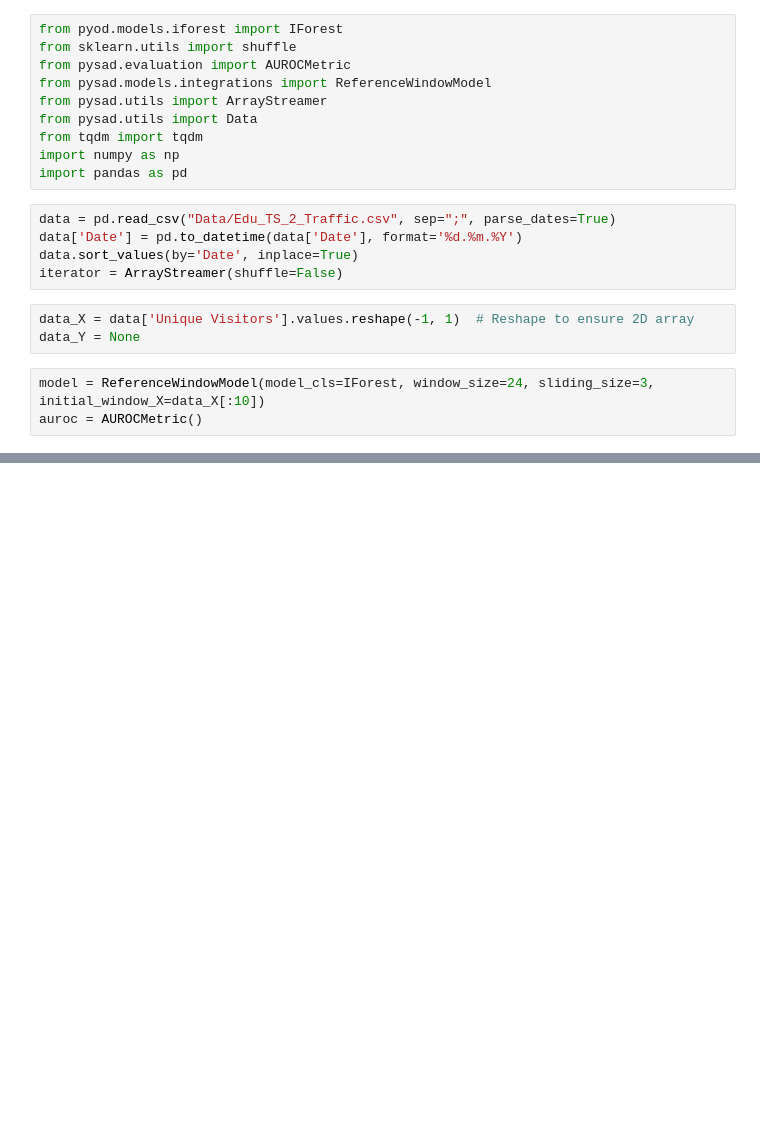
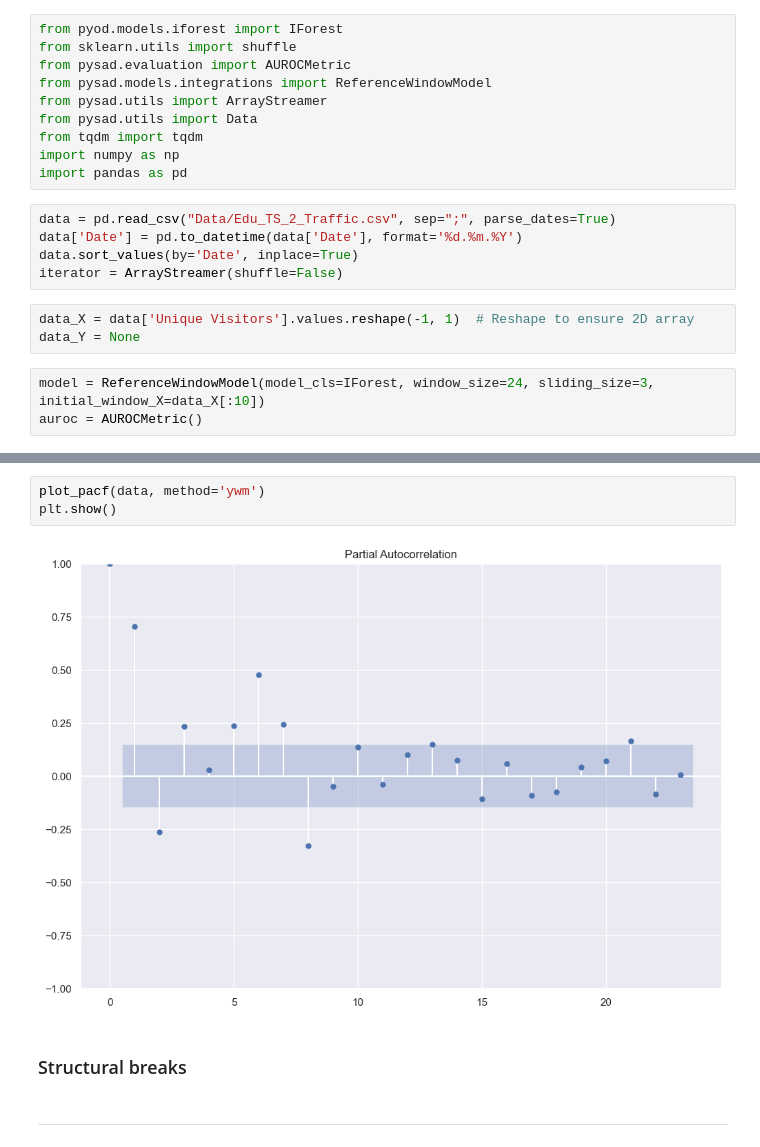
Before and after one commit to kosarenok/ts_outlier_detection, a Jupyter notebook: iforest.ipynb, the cells around one changed output, grey strips where cells are left out. Drawn from its saved outputs; the diff is of its cells as text; blank space fills up the shorter version.

```diff
--- a/iforest.ipynb
+++ b/iforest.ipynb
@@ -33,0 +84,9 @@ TypeError: 'NoneType' object is not subscriptable
+# %%
+plot_pacf(data, method='ywm')
+plt.show()
+# %% [output]
+[figure, added]
+# %% [markdown]
+### Structural breaks
+# %% [markdown]
+----
```
Also changed, not shown: parts of 20 cells of this notebook, 2 other files.
